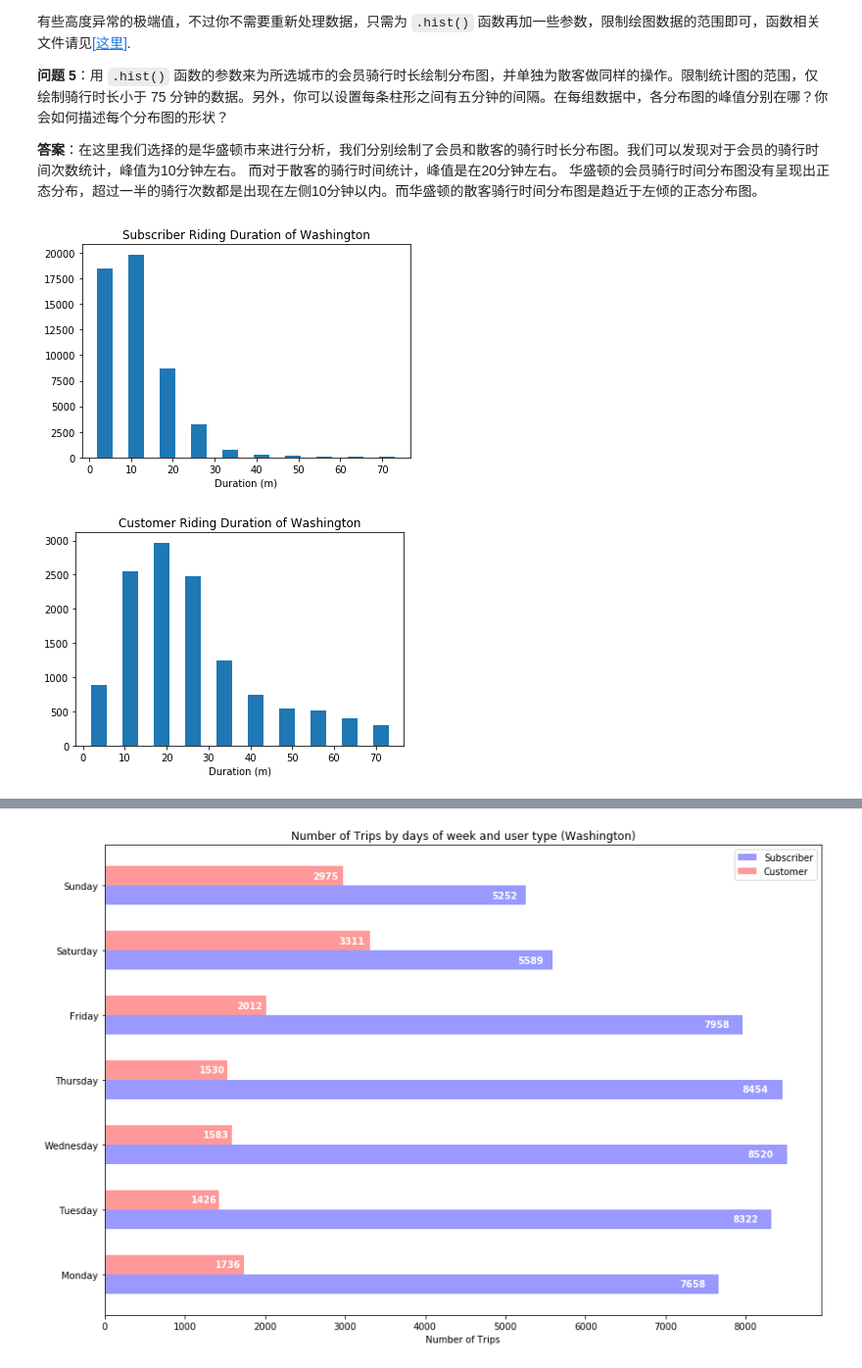
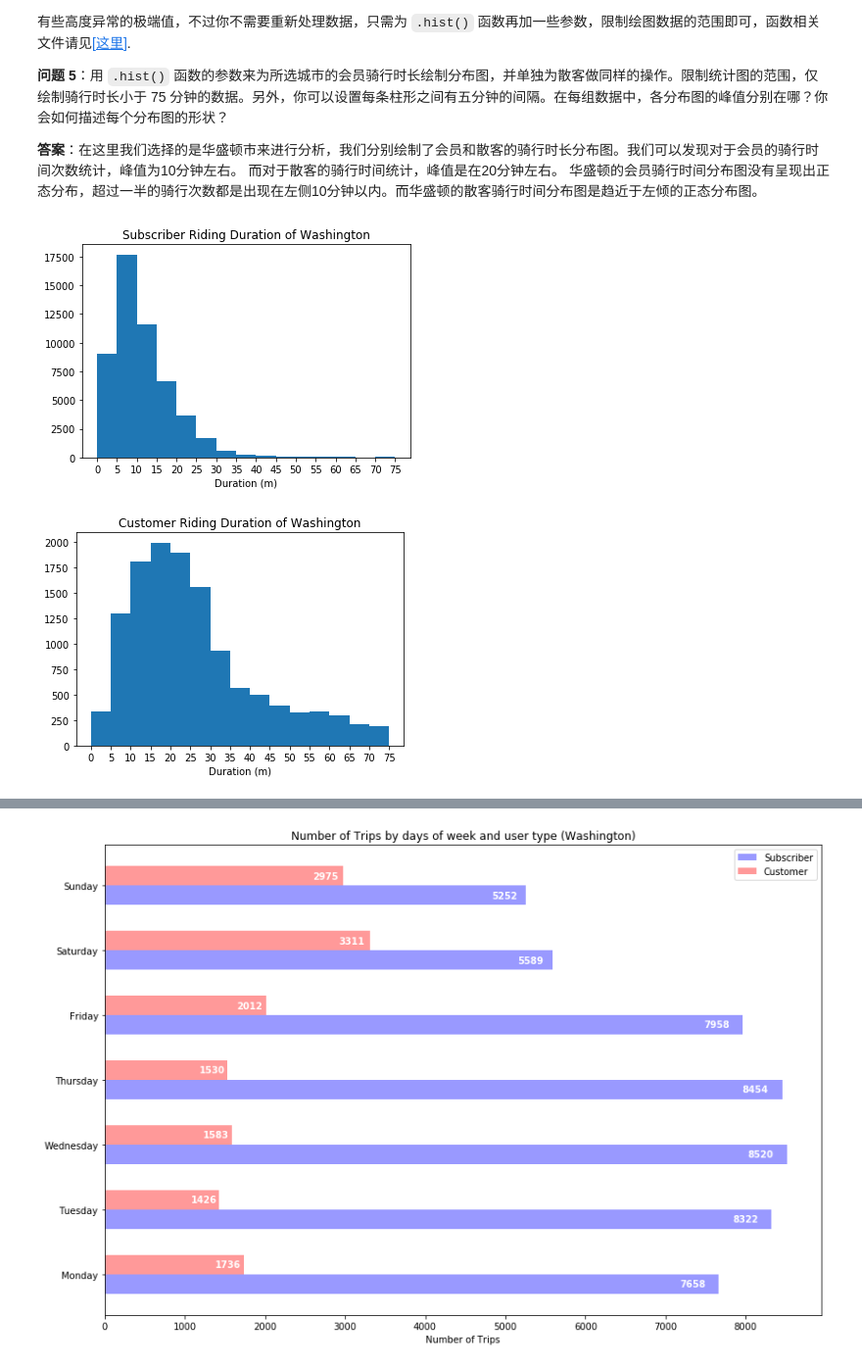
Before and after one commit to hugo626/data-analyst-nanodegree-us-bikeshare-data, a Jupyter notebook: Bike_Share_Analysis-zh.ipynb, the cells around one changed output, grey strips where cells are left out. Shown at 98% size. Drawn from its saved outputs; the diff is of its cells as text; code cells hidden in the pictures.

```diff
--- a/Bike_Share_Analysis-zh.ipynb
+++ b/Bike_Share_Analysis-zh.ipynb
@@ -633,24 +586,28 @@ for city in city_info:
 # %%
 ## 使用本框及新框来回答问题 5##
 city_info = {'Washington': './data/Washington-2016-Summary.csv',
              'Chicago':  './data/Chicago-2016-Summary.csv',
              'NYC':  './data/NYC-2016-Summary.csv'}
 
 city='Washington'
-duration_list = extract_duration(city_info[city],'subscriber')
-plt.hist(duration_list, bins=10, rwidth=0.5, range=(0, 75))
+duration_list = user_duration_list(city_info[city],'Subscriber')
+plt.hist(duration_list, bins=15, range=(0, 75))
+# 以下代码可以控制 x 轴的刻度：
+plt.xticks(range(0, 80, 5))
 plt.title('Subscriber Riding Duration of ' + city)
 plt.xlabel('Duration (m)')
 plt.show()
 
-duration_list = extract_duration(city_info[city],'customer')
-plt.hist(duration_list, bins=10, rwidth=0.5, range=(0, 75))
+duration_list = user_duration_list(city_info[city],'Customer')
+plt.hist(duration_list, bins=15, range=(0, 75))
+# 以下代码可以控制 x 轴的刻度：
+plt.xticks(range(0, 80, 5))
 plt.title('Customer Riding Duration of ' + city)
 plt.xlabel('Duration (m)')
 plt.show()
 # %% [output]
-[figure, old version]
+[figure, new version]
-[figure, old version]
+[figure, new version]
 # %% [markdown]
 <a id='eda_continued'></a>
 ## 进行你自己的分析
```
Also changed, not shown: parts of 6 cells of this notebook, 1 other file.
